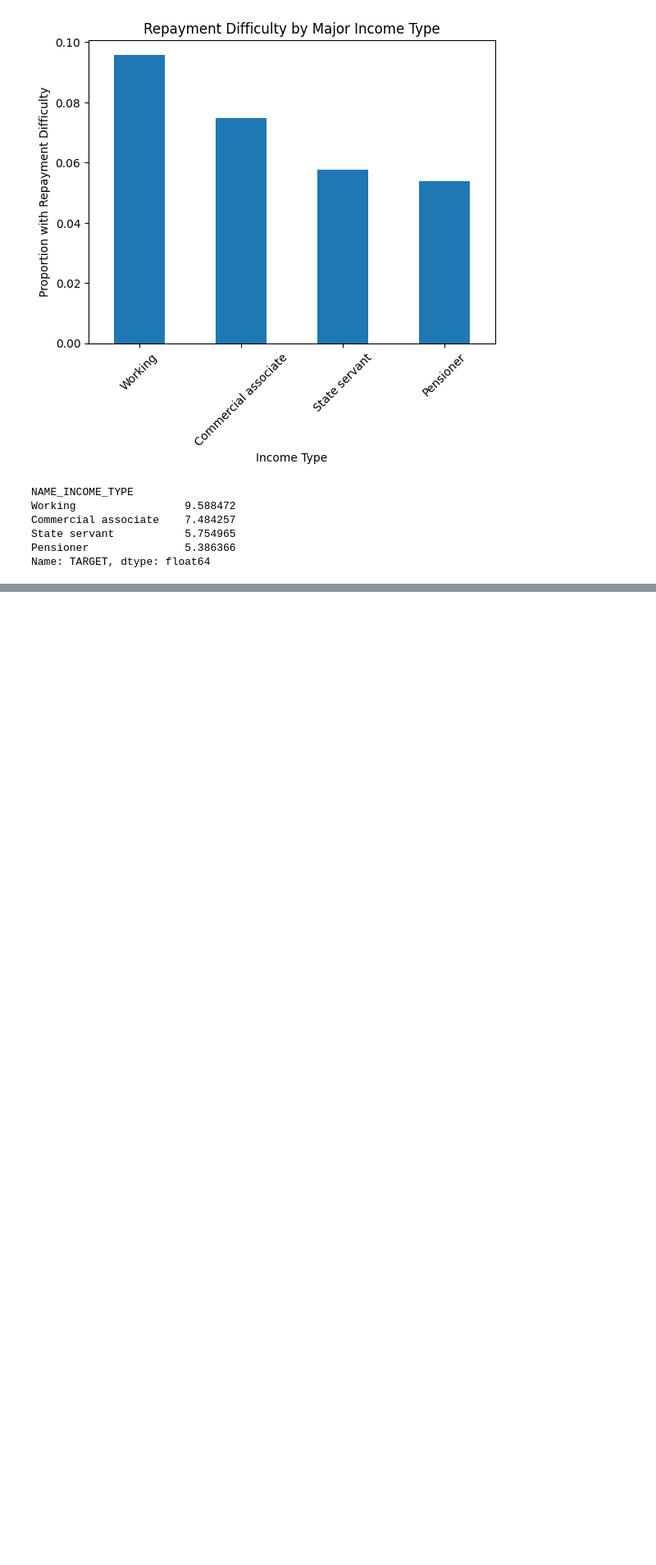
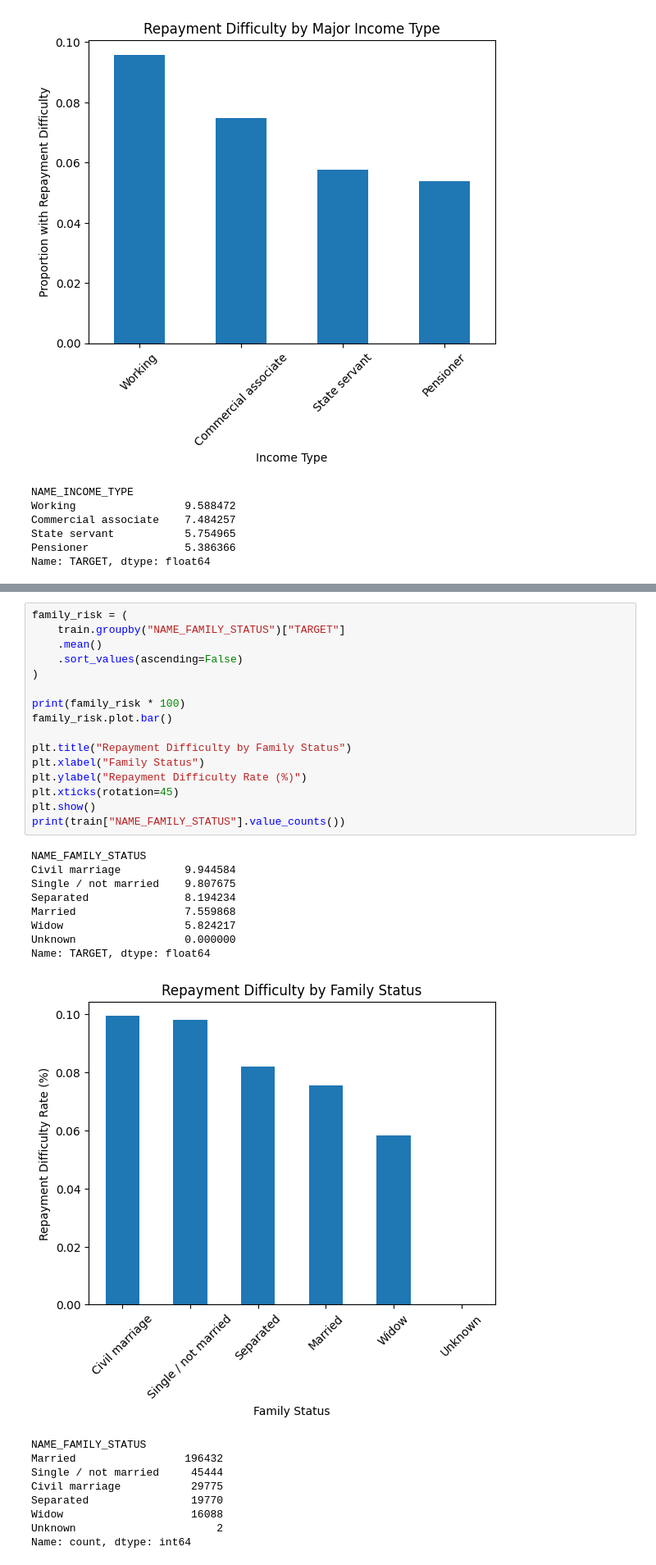
Before and after one commit to chloe-j-brady/home-credit-default-risk, a Jupyter notebook: notebooks/01_exploration.ipynb, the cells around one changed output, grey strips where cells are left out. Shown at 82% size. Saved outputs shown, nothing was run; the diff lists cells and outputs as text; blank space fills up the shorter version.

```diff
--- a/notebooks/01_exploration.ipynb
+++ b/notebooks/01_exploration.ipynb
@@ -329,0 +435,34 @@ Name: TARGET, dtype: float64
+# %%
+family_risk = (
+    train.groupby("NAME_FAMILY_STATUS")["TARGET"]
+    .mean()
+    .sort_values(ascending=False)
+)
+
+print(family_risk * 100)
+family_risk.plot.bar()
+
+plt.title("Repayment Difficulty by Family Status")
+plt.xlabel("Family Status")
+plt.ylabel("Repayment Difficulty Rate (%)")
+plt.xticks(rotation=45)
+plt.show()
+print(train["NAME_FAMILY_STATUS"].value_counts())
+# %% [output]
+NAME_FAMILY_STATUS
+Civil marriage          9.944584
+Single / not married    9.807675
+Separated               8.194234
+Married                 7.559868
+Widow                   5.824217
+Unknown                 0.000000
+Name: TARGET, dtype: float64
+[figure, added]
+NAME_FAMILY_STATUS
+Married                 196432
+Single / not married     45444
+Civil marriage           29775
+Separated                19770
+Widow                    16088
+Unknown                      2
+Name: count, dtype: int64
```
Also changed, not shown: parts of 19 cells of this notebook.
